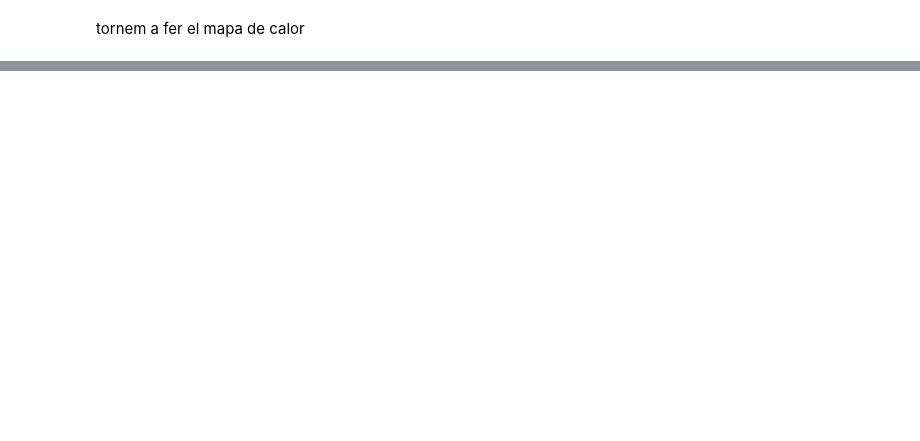
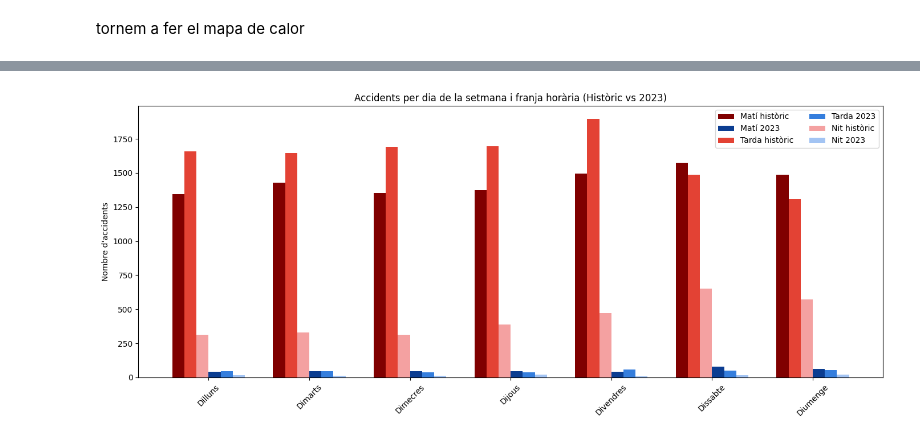
Before and after one commit to SeergiCureero/Proyecto-Analitica-Descriptiva, a Jupyter notebook: main.ipynb, the cells around one changed output, grey strips where cells are left out. Cells and saved outputs as stored; diff of their text form; code cells hidden in the pictures; blank space fills up the shorter version.

```diff
--- a/main.ipynb
+++ b/main.ipynb
@@ -445,17 +445,3 @@ plt.show()
 [figure]
 # %% [markdown]
 Ara separant els dies de dilluns a dijous
-# %%
-dfDies = pd.read_csv('dades/dies_setmana_2010_2023.csv')
-
-AccidentsCOMPLET['Data'] = pd.to_datetime(AccidentsCOMPLET['dat'], dayfirst=True).dt.strftime("%d/%m/%Y")
-
-# 4. Uneix les dues taules per la data
-AccidentsCOMPLET = AccidentsCOMPLET.merge(dfDies, how='left', left_on='Data', right_on='Data')
-
-# 5. Renombra la columna (opcional)
-AccidentsCOMPLET = AccidentsCOMPLET.rename(columns={"DiaSetmana": "tipDia"})
-
-# 6. Elimina la columna auxiliar si no la vols
-AccidentsCOMPLET = AccidentsCOMPLET.drop(columns=["Data"])
-AccidentsCOMPLET
@@ -498,0 +559,71 @@ ValueError: Grouper for 'tipDia' not 1-dimensional
+# %%
+taula_total = AccidentsCOMPLET.groupby(['dia_setmana', 'grupHor']).size().unstack(fill_value=0).reindex(index=ordre_dies, columns=ordre_hores)
+taula_2023 = df2023.groupby(['dia_setmana', 'grupHor']).size().unstack(fill_value=0).reindex(index=ordre_dies, columns=ordre_hores)
+
+# Crear DataFrame combinat per graficar
+data = []
+for dia in ordre_dies:
+    for franja in ordre_hores:
+        data.append({
+            'Dia': dia,
+            'Franja': franja,
+            'Període': '2010–2023',
+            'Accidents': taula_total.loc[dia, franja]
+        })
+        data.append({
+            'Dia': dia,
+            'Franja': franja,
+            'Període': '2023',
+            'Accidents': taula_2023.loc[dia, franja]
+        })
+
+df_plot = pd.DataFrame(data)
+
+# Assignar un color diferent per cada combinació
+colors = {
+    ('2023', 'Matí'): '#0b3d91',    # blau fosc
+    ('2023', 'Tarda'): '#357edd',  # blau mitjà
+    ('2023', 'Nit'): '#a3c4f3',    # blau clar
+    ('2010–2023', 'Matí'): '#800000',   # vermell fosc
+    ('2010–2023', 'Tarda'): '#e34234',  # vermell
+    ('2010–2023', 'Nit'): '#f4a1a1'     # vermell clar
+}
+
+# Assignar color a cada fila
+df_plot['color'] = df_plot.apply(lambda row: colors[(row['Període'], row['Franja'])], axis=1)
+
+# Crear el gràfic
+fig, ax = plt.subplots(figsize=(14, 6))
+
+# Posicions i amplada
+bar_width = 0.12
+positions = []
+labels = []
+for i, dia in enumerate(ordre_dies):
+    base_x = i
+    for j, franja in enumerate(['Matí', 'Tarda', 'Nit']):
+        # 2010–2023
+        idx_total = (df_plot['Dia'] == dia) & (df_plot['Període'] == '2010–2023') & (df_plot['Franja'] == franja)
+        y_total = df_plot[idx_total]['Accidents'].values[0]
+        ax.bar(base_x + j * bar_width - 0.18, y_total, width=bar_width,
+               color=colors[('2010–2023', franja)], label=f"{franja} històric" if i == 0 else "")
+
+        # 2023
+        idx_2023 = (df_plot['Dia'] == dia) & (df_plot['Període'] == '2023') & (df_plot['Franja'] == franja)
+        y_2023 = df_plot[idx_2023]['Accidents'].values[0]
+        ax.bar(base_x + j * bar_width + 0.18, y_2023, width=bar_width,
+               color=colors[('2023', franja)], label=f"{franja} 2023" if i == 0 else "")
+
+    positions.append(base_x + bar_width)
+    labels.append(dia)
+
+# Ajustos visuals
+ax.set_xticks(positions)
+ax.set_xticklabels(labels, rotation=45)
+ax.set_ylabel("Nombre d'accidents")
+ax.set_title("Accidents per dia de la setmana i franja horària (Històric vs 2023)")
+ax.legend(ncol=2, loc='upper right')
+plt.tight_layout()
+plt.show()
+# %% [output]
+[figure, added]
```
Also changed, not shown: parts of 19 cells of this notebook, 1 other file.
